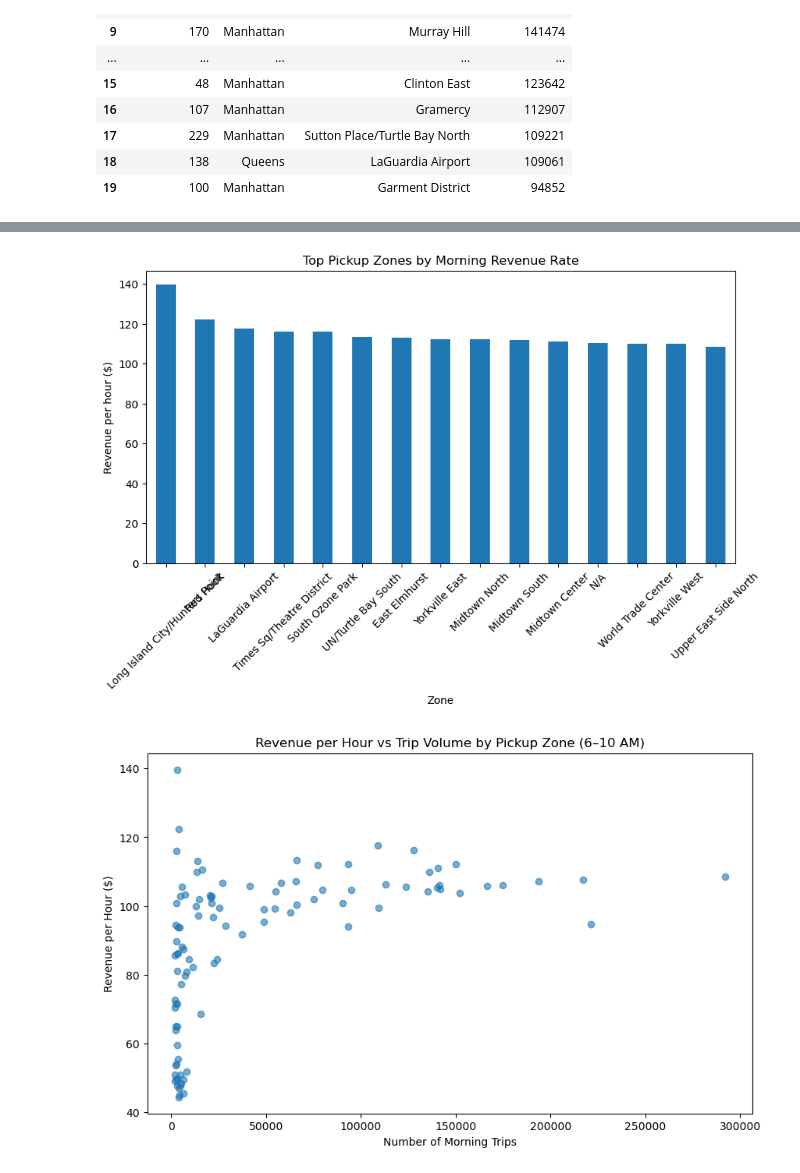
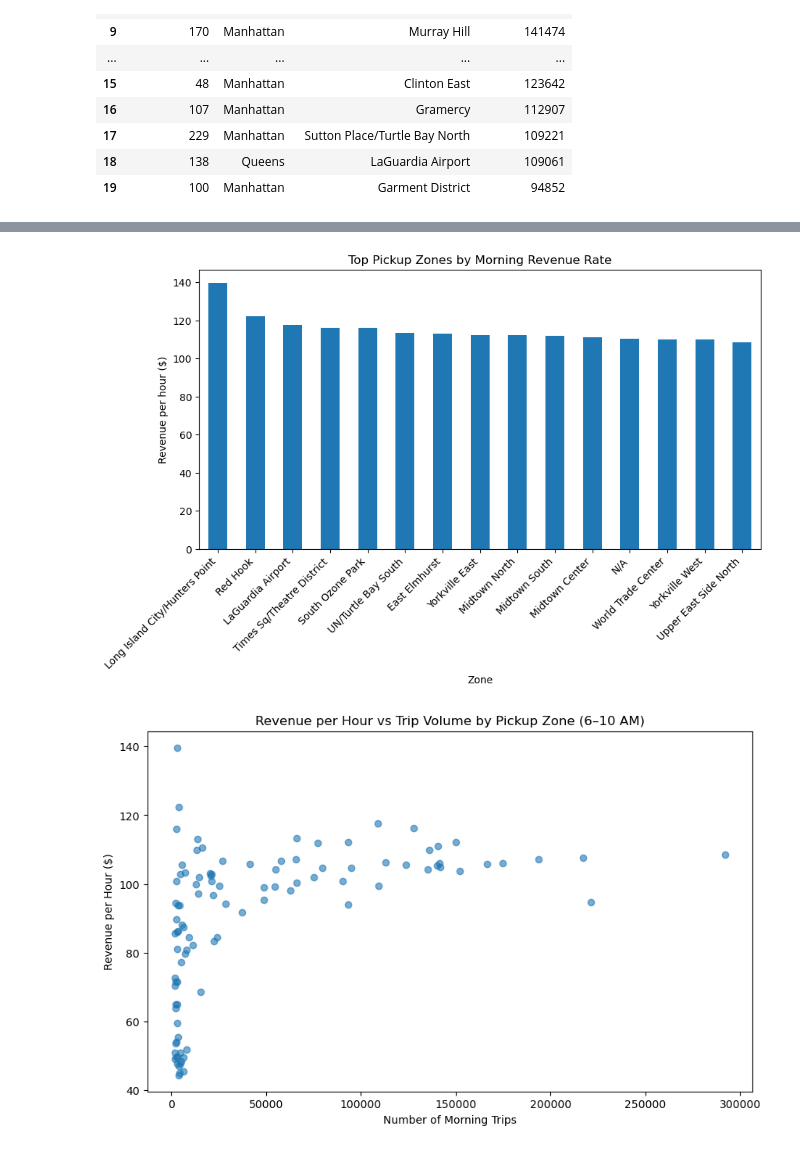
Before and after one commit to sara-neff/taxi-project, a Jupyter notebook: notebooks/01_explore.ipynb, the cells around one changed output, grey strips where cells are left out. Cells and saved outputs as stored; diff of their text form; code cells hidden in the pictures.

```diff
--- a/notebooks/01_explore.ipynb
+++ b/notebooks/01_explore.ipynb
@@ -231,7 +264,7 @@ plt.show()
 # computes trip duration in hours
 # computes revenue per hour by dividing total revenue by total hours
 # this gives passenger revenue per occupied driving hour
-# removes small zones with fewer than 100 morning trips to focus on more significant areas
+# removes small zones with fewer than 2000 morning trips to focus on more significant areas
 
 zone_earnings_morning = con.execute(f"""
 SELECT
@@ -243,6 +276,7 @@ SELECT
     SUM(total_amount) AS total_revenue,
 
     -- compute revenue per occupied hour
+    -- extract epoch gives us the duration in seconds, so we divide by 3600 to get hours
     SUM(
         EXTRACT(EPOCH FROM (tpep_dropoff_datetime - tpep_pickup_datetime)) / 3600
     ) AS total_hours,
@@ -336,20 +349,23 @@ zone_earnings_morning.sort_values("trips", ascending=False).head(20)
 # %%
 # plot the top zones by revenue/hour
 
 import matplotlib.pyplot as plt
 
+# df.plot() is a convenient way to create plots directly from a pandas DataFrame
+# it automatically creates the figure, creates the axes, and plots the specified columns
+# so plt.figure() is not needed here since df.plot() will create its own figure
 zone_earnings_morning.head(15).plot(
     x="Zone",
     y="revenue_per_hour",
     kind="bar",
     figsize=(10,5),
     legend=False
 )
 
 plt.ylabel("Revenue per hour ($)")
 plt.title("Top Pickup Zones by Morning Revenue Rate")
-plt.xticks(rotation=45)
+plt.xticks(rotation=45, ha="right")
 plt.show()
 # %% [output]
-[figure, old version]
+[figure, new version]
 # %%
```
Also changed, not shown: parts of 17 cells of this notebook, 1 other file.
